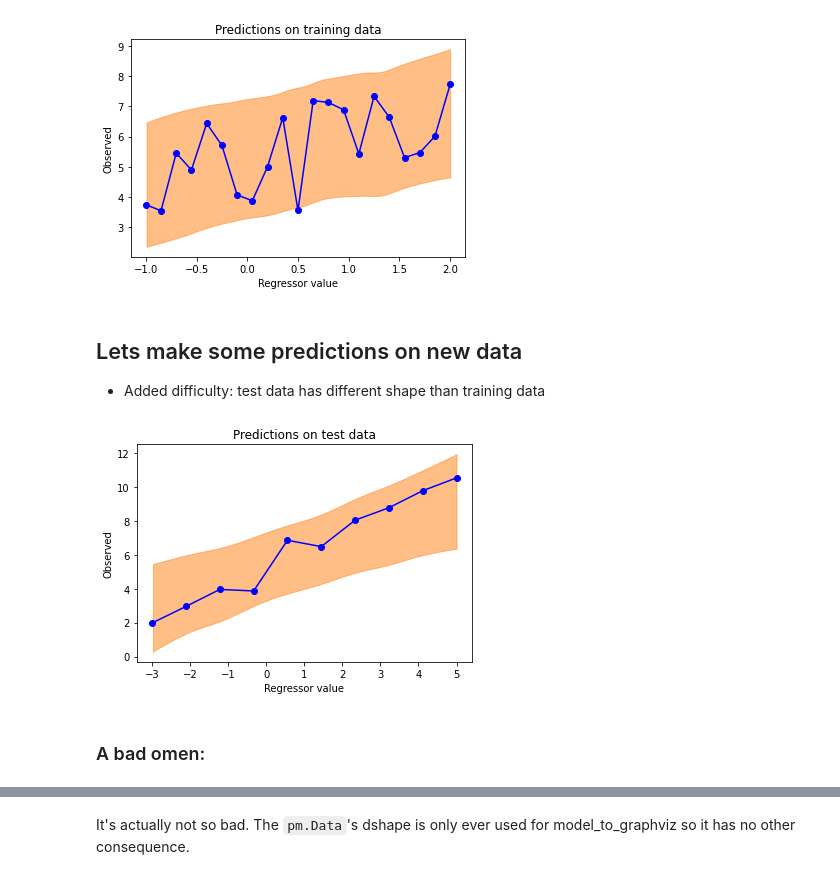
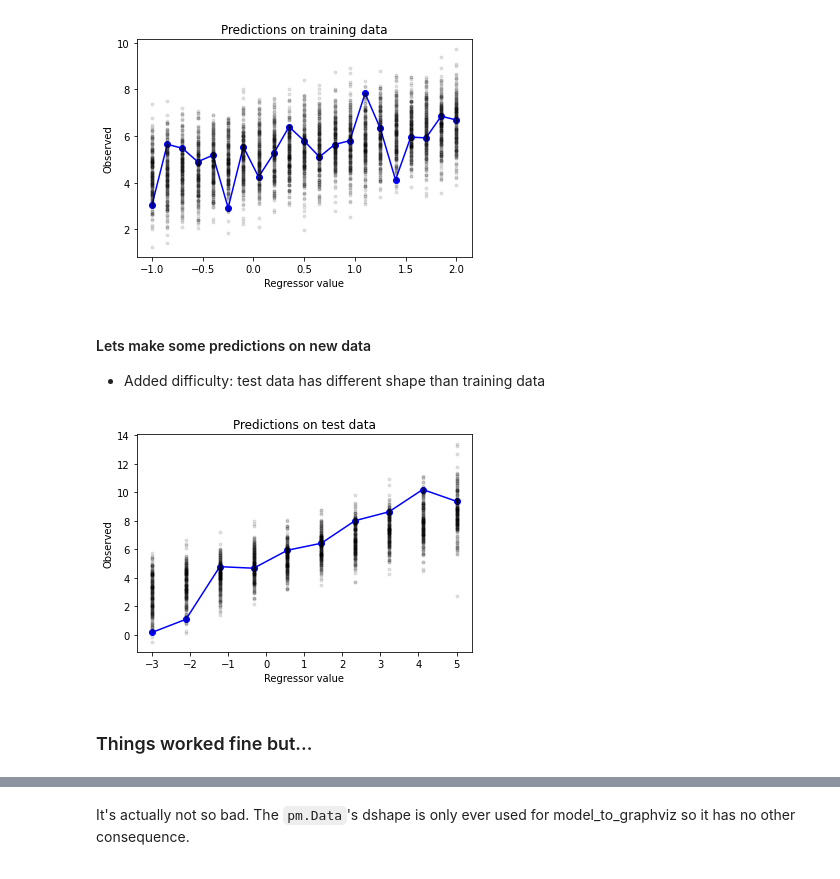
Before and after one commit to lucianopaz/pymcon, a Jupyter notebook: source/Presentation.ipynb, the cells around one changed output, grey strips where cells are left out. Cells and saved outputs as stored; diff of their text form; code cells hidden in the pictures.

```diff
--- a/source/Presentation.ipynb
+++ b/source/Presentation.ipynb
@@ -78,19 +101,14 @@ pm.model_to_graphviz(simple_model)
 # %%
 fig, ax = plt.subplots(1, 1)
 ax.plot(x_train1, y_train1, "-ob")
-az.plot_hdi(
-    x_train1,
-    simple_idata.posterior_predictive["observed"],
-    ax=ax,
-    hdi_prob=0.95,
-)
+ax.plot(x_train1, ppc["observed"][::10].T, ".k", alpha=0.1)
 ax.set_xlabel("Regressor value")
 ax.set_ylabel("Observed")
 ax.set_title("Predictions on training data");
 # %% [output]
-[figure, old version]
+[figure, new version]
 # %% [markdown]
-## Lets make some predictions on new data
+#### Lets make some predictions on new data
 
 - Added difficulty: test data has different shape than training data
 # %%
@@ -105,19 +123,14 @@ with simple_model:
 # %%
 fig, ax = plt.subplots(1, 1)
 ax.plot(x_test1, y_test1, "-ob")
-az.plot_hdi(
-    x_test1,
-    ppc2["observed"],
-    ax=ax,
-    hdi_prob=0.95,
-)
+ax.plot(x_test1, ppc2["observed"][::10].T, ".k", alpha=0.1)
 ax.set_xlabel("Regressor value")
 ax.set_ylabel("Observed")
 ax.set_title("Predictions on test data");
 # %% [output]
-[figure, old version]
+[figure, new version]
-# %% [markdown]
-### A bad omen:
+# %% [markdown]
+### Things worked fine but...
 # %%
 pm.model_to_graphviz(simple_model)
 # %% [output]
```
Also changed, not shown: parts of 54 cells of this notebook.
